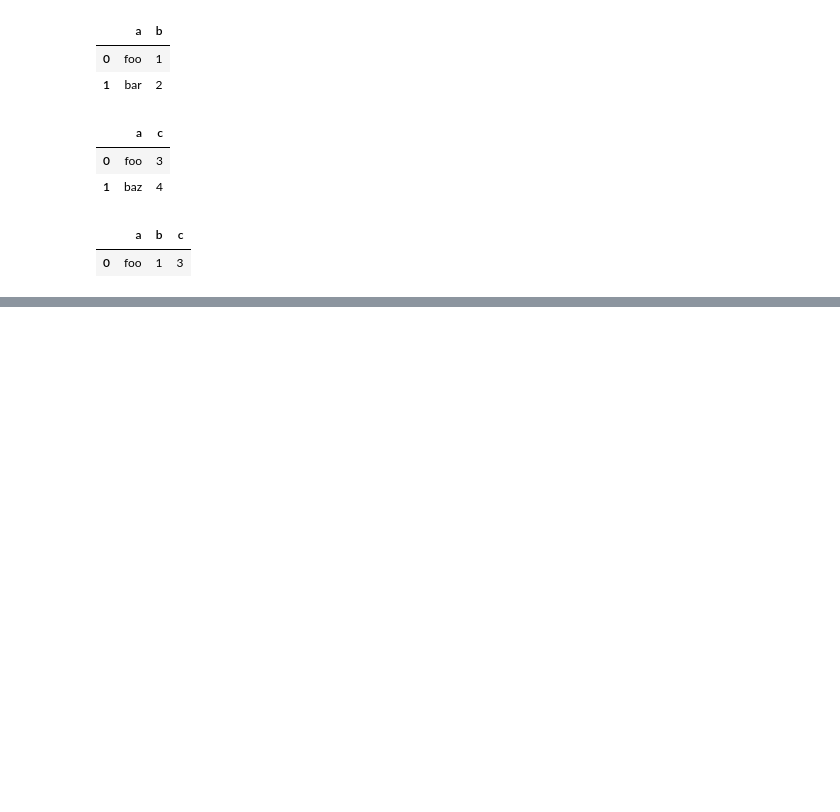
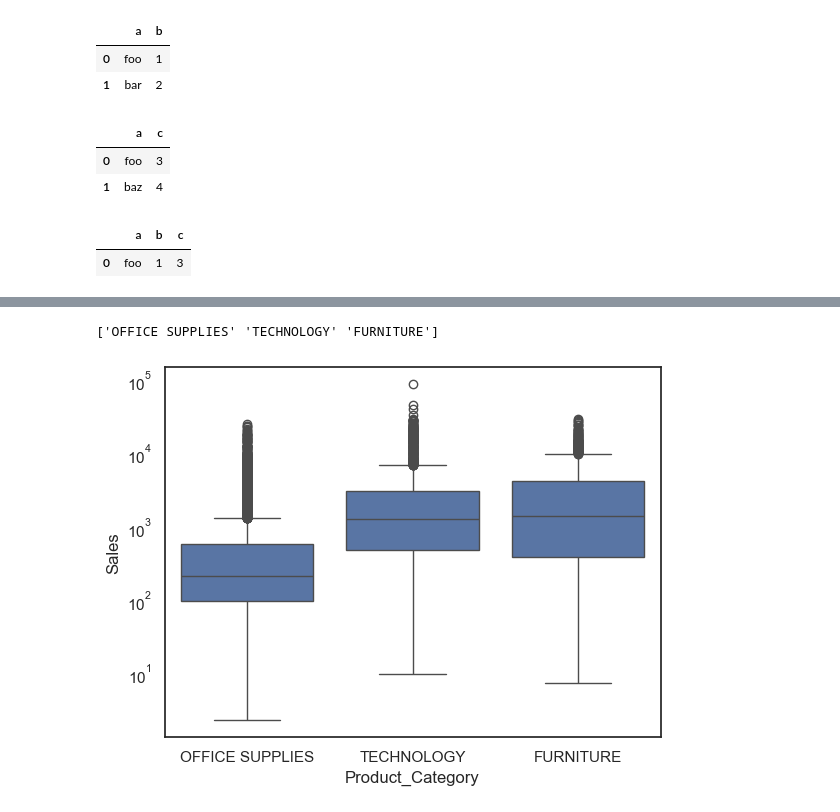
Before and after one commit to HayBeeCoder/ai, a Jupyter notebook: dl-with-real-life-projects-coursera/seaborn_proper.ipynb, the cells around one changed output, grey strips where cells are left out. Drawn from its saved outputs; the diff is of its cells as text; code cells hidden in the pictures; blank space fills up the shorter version.

Commit message:
draw boxplot for bivariate data

```diff
--- a/dl-with-real-life-projects-coursera/seaborn_proper.ipynb
+++ b/dl-with-real-life-projects-coursera/seaborn_proper.ipynb
@@ -84,0 +85,10 @@ df
+# %%
+print(df['Product_Category'].unique())
+# %% [output]
+['OFFICE SUPPLIES' 'TECHNOLOGY' 'FURNITURE']
+# %%
+sns.boxplot(y='Sales',x='Product_Category', data=df)
+plt.yscale('log')
+plt.show()
+# %% [output]
+[figure, added]
```
Also changed, not shown: parts of 4 cells of this notebook.
